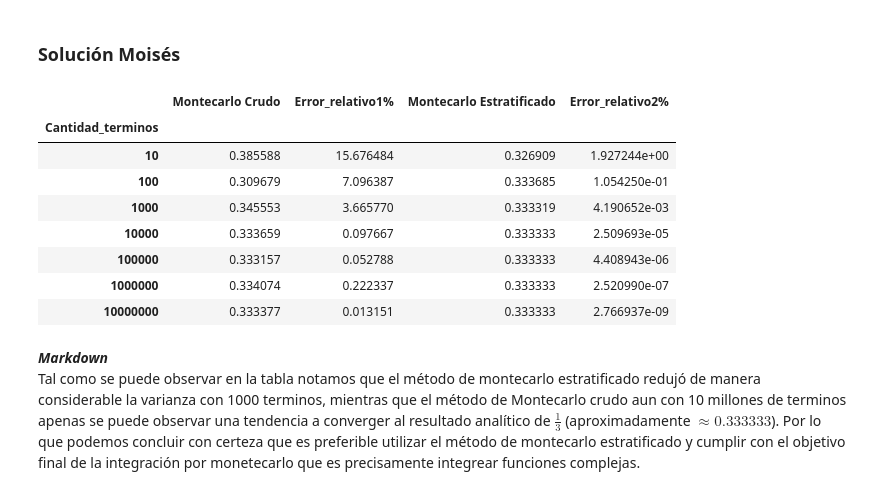
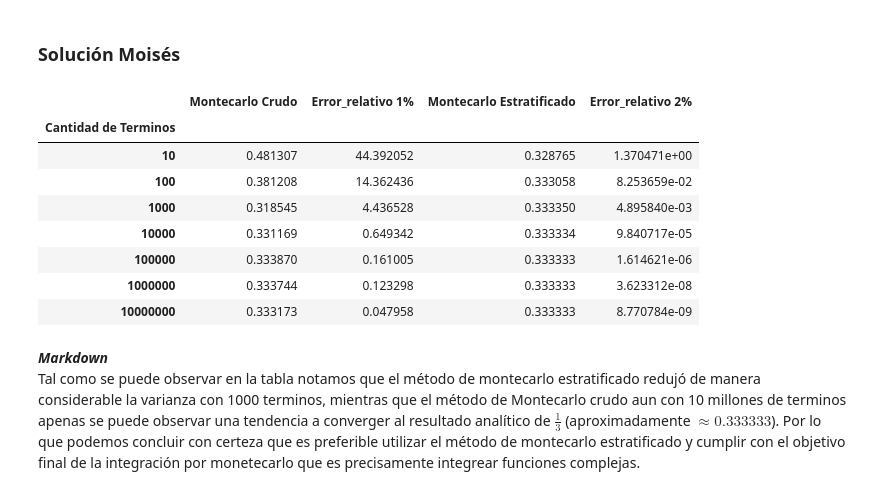
Before and after one commit to EduardoLoza/ProyectoConjunto_ELoza_MFlores, a Jupyter notebook: Tarea7.ipynb, the cells around one changed output. Cells and saved outputs as stored; diff of their text form; code cells hidden in the pictures.

Commit message:
Actualización final Moisés
Solo modifique un poco mi dataframe

```diff
--- a/Tarea7.ipynb
+++ b/Tarea7.ipynb
@@ -126,46 +126,46 @@ def B_estratos(B:"Cantidad de estratos"):
 I = 1/3
 ### Definimos el intervalo de integración en este caso [0,1]
 a = 0; b = 1
 
 ### Se genera la cantidad de diferentes términos en escala logaritmica a comparar
 N = np.logspace(1,7,7,dtype=int)
 
 ### Se define el datafreame donde se mostraran los resultados tanto del método montecarlo crudo y el estratificado
-df = pd.DataFrame(index=N,columns=['Montecarlo Crudo', 'Error_relativo1%',"Montecarlo Estratificado",'Error_relativo2%'],
+df = pd.DataFrame(index=N,columns=['Montecarlo Crudo', 'Error_relativo 1%',"Montecarlo Estratificado",'Error_relativo 2%'],
                   dtype='float')
-df.index.name = "Cantidad_terminos"
+df.index.name = "Cantidad de Terminos"
 
 ### Se generan números aleatorios por cada cantidad de términos generada en N
 ui = list(map(lambda N:np.random.uniform(a,b,N),N))
 
 ### Ahora se calcula la aproximación por montecarlo crudo de acuerdo a los términos generados
 res_crudo = list(map(lambda Y:int_montecarlo(lambda x:x**2,a,b,Y),ui))
 
 ### Términos generados con el método estratificado
 ui_estratificado = list(map(lambda x: B_estratos(x), N))
 
 ###Función f(x)
 f_x = lambda x: x**2
 ###Se aplica la función en el método estratificado
 res_est = list(map(lambda Y:f_x(Y),ui_estratificado))
 res_est = list(map(lambda Y:np.mean(Y),res_est))
 
 ###Se agregan los resulatdos al dataframe creado para que nos de la tabla dónde podemos comparar los dos métodos
 df.loc[N,"Montecarlo Crudo"] = res_crudo
-df.loc[N,"Error_relativo1%"] = np.abs(df.loc[N,"Montecarlo Crudo"]-I)*100/I
+df.loc[N,"Error_relativo 1%"] = np.abs(df.loc[N,"Montecarlo Crudo"]-I)*100/I
 df.loc[N,"Montecarlo Estratificado"] = res_est
-df.loc[N,"Error_relativo2%"] = np.abs(df.loc[N,"Montecarlo Estratificado"]-I)*100/I
+df.loc[N,"Error_relativo 2%"] = np.abs(df.loc[N,"Montecarlo Estratificado"]-I)*100/I
 df
 # %% [output]
-|  | Montecarlo Crudo | Error_relativo1% | Montecarlo Estratificado | Error_relativo2% |
-| Cantidad_terminos |  |  |  |  |
-| 10 | 0.385588 | 15.676484 | 0.326909 | 1.927244e+00 |
-| 100 | 0.309679 | 7.096387 | 0.333685 | 1.054250e-01 |
-| 1000 | 0.345553 | 3.665770 | 0.333319 | 4.190652e-03 |
-| 10000 | 0.333659 | 0.097667 | 0.333333 | 2.509693e-05 |
-| 100000 | 0.333157 | 0.052788 | 0.333333 | 4.408943e-06 |
-| 1000000 | 0.334074 | 0.222337 | 0.333333 | 2.520990e-07 |
-| 10000000 | 0.333377 | 0.013151 | 0.333333 | 2.766937e-09 |
+|  | Montecarlo Crudo | Error_relativo 1% | Montecarlo Estratificado | Error_relativo 2% |
+| Cantidad de Terminos |  |  |  |  |
+| 10 | 0.481307 | 44.392052 | 0.328765 | 1.370471e+00 |
+| 100 | 0.381208 | 14.362436 | 0.333058 | 8.253659e-02 |
+| 1000 | 0.318545 | 4.436528 | 0.333350 | 4.895840e-03 |
+| 10000 | 0.331169 | 0.649342 | 0.333334 | 9.840717e-05 |
+| 100000 | 0.333870 | 0.161005 | 0.333333 | 1.614621e-06 |
+| 1000000 | 0.333744 | 0.123298 | 0.333333 | 3.623312e-08 |
+| 10000000 | 0.333173 | 0.047958 | 0.333333 | 8.770784e-09 |
 # %% [markdown]
 **_Markdown_** <br>
 Tal como se puede observar en la tabla notamos que el método de montecarlo estratificado redujó de manera considerable la varianza con 1000 terminos, mientras que el método de Montecarlo crudo aun con 10 millones de terminos apenas se puede observar una tendencia a converger al resultado analítico de $\frac{1}{3}$ (aproximadamente $\approx{0.333333}$). Por lo que podemos concluir con certeza que es preferible utilizar el método de montecarlo estratificado y cumplir con el objetivo final de la integración por monetecarlo que es precisamente integrear funciones complejas.
```
Also changed, not shown: parts of 2 cells of this notebook.
